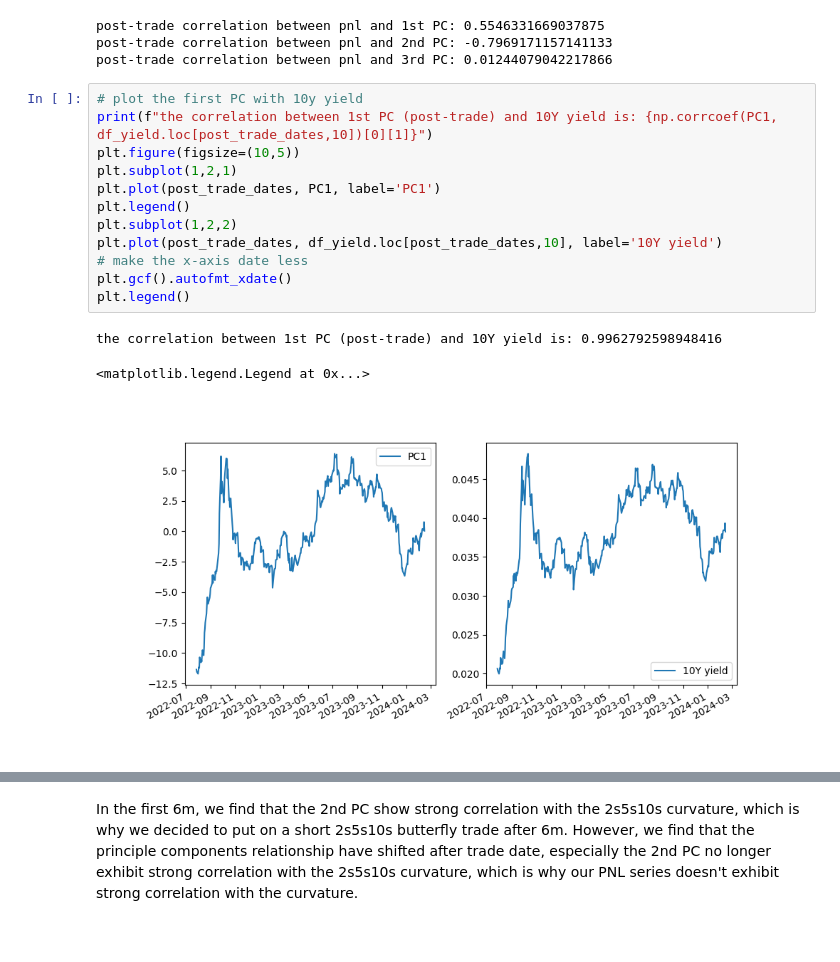
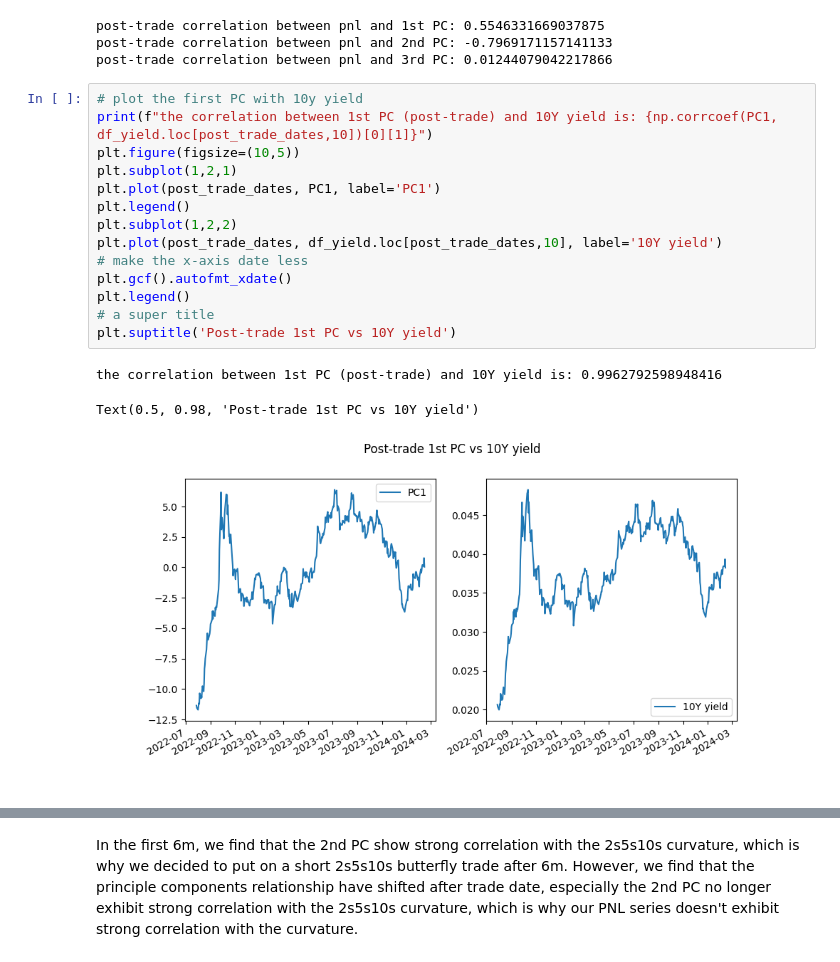
Before and after one commit to QizheCui/PCA_Butterfly_Trading_Strategy, a Jupyter notebook: LiborVersion/PCA_Trade_Libor.ipynb, the cells around one changed output, grey strips where cells are left out. Cells and saved outputs as stored; diff of their text form.

```diff
--- a/LiborVersion/PCA_Trade_Libor.ipynb
+++ b/LiborVersion/PCA_Trade_Libor.ipynb
@@ -412,19 +423,21 @@ post-trade correlation between pnl and 3rd PC: 0.01244079042217866
 # %%
 # plot the first PC with 10y yield
 print(f"the correlation between 1st PC (post-trade) and 10Y yield is: {np.corrcoef(PC1, df_yield.loc[post_trade_dates,10])[0][1]}")
 plt.figure(figsize=(10,5))
 plt.subplot(1,2,1)
 plt.plot(post_trade_dates, PC1, label='PC1')
 plt.legend()
 plt.subplot(1,2,2)
 plt.plot(post_trade_dates, df_yield.loc[post_trade_dates,10], label='10Y yield')
 # make the x-axis date less
 plt.gcf().autofmt_xdate()
 plt.legend()
+# a super title
+plt.suptitle('Post-trade 1st PC vs 10Y yield')
 # %% [output]
 the correlation between 1st PC (post-trade) and 10Y yield is: 0.9962792598948416
-<matplotlib.legend.Legend at 0x...>
+Text(0.5, 0.98, 'Post-trade 1st PC vs 10Y yield')
-[figure, old version]
+[figure, new version]
 # %%
 # plot the 2nd PC with 5-10 spread and 2s5s10s butterfly
 PC2 = post_trade_scales.dot(eigenvectors[:,1])
```
Also changed, not shown: parts of 9 cells of this notebook.
